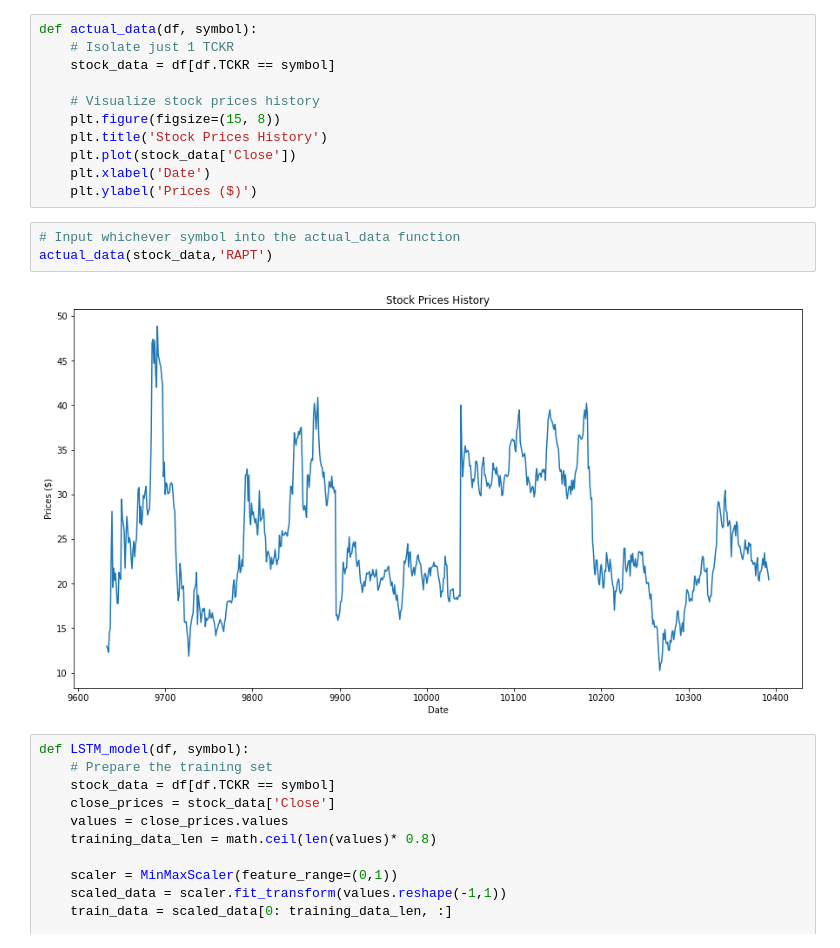
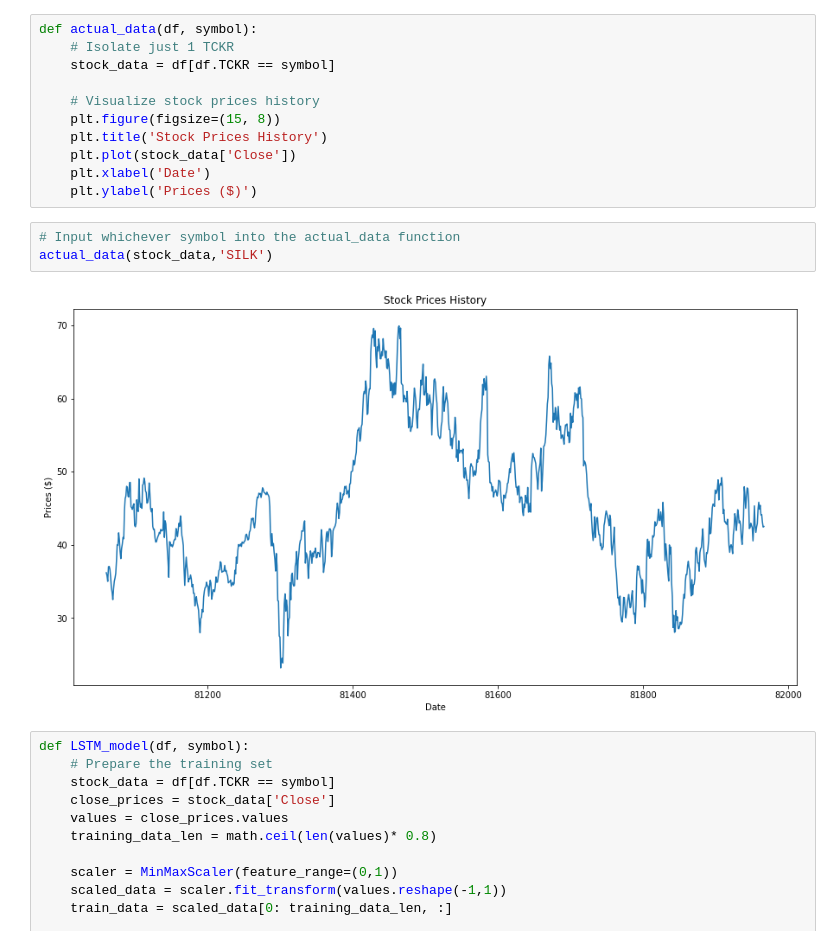
Before and after one commit to scottwesley31/Final_Project, a Jupyter notebook: Machine_Learning/LSTM_Function.ipynb, the cells around one changed output. Saved outputs shown, nothing was run; the diff lists cells and outputs as text.

```diff
--- a/Machine_Learning/LSTM_Function.ipynb
+++ b/Machine_Learning/LSTM_Function.ipynb
@@ -73,9 +84,9 @@ def actual_data(df, symbol):
     plt.ylabel('Prices ($)')
 # %%
 # Input whichever symbol into the actual_data function
-actual_data(stock_data,'RAPT')
+actual_data(stock_data,'SILK')
 # %% [output]
-[figure, old version]
+[figure, new version]
 # %%
 def LSTM_model(df, symbol):
     # Prepare the training set
```
Also changed, not shown: parts of 3 cells of this notebook, 3 other files.
